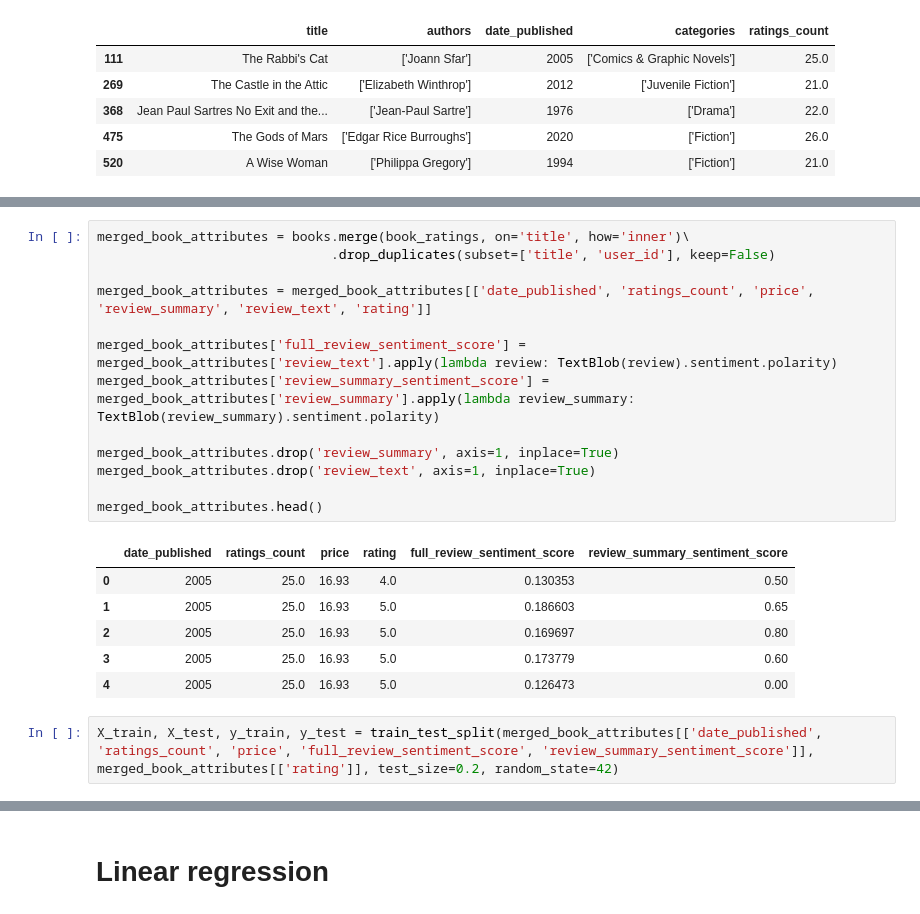
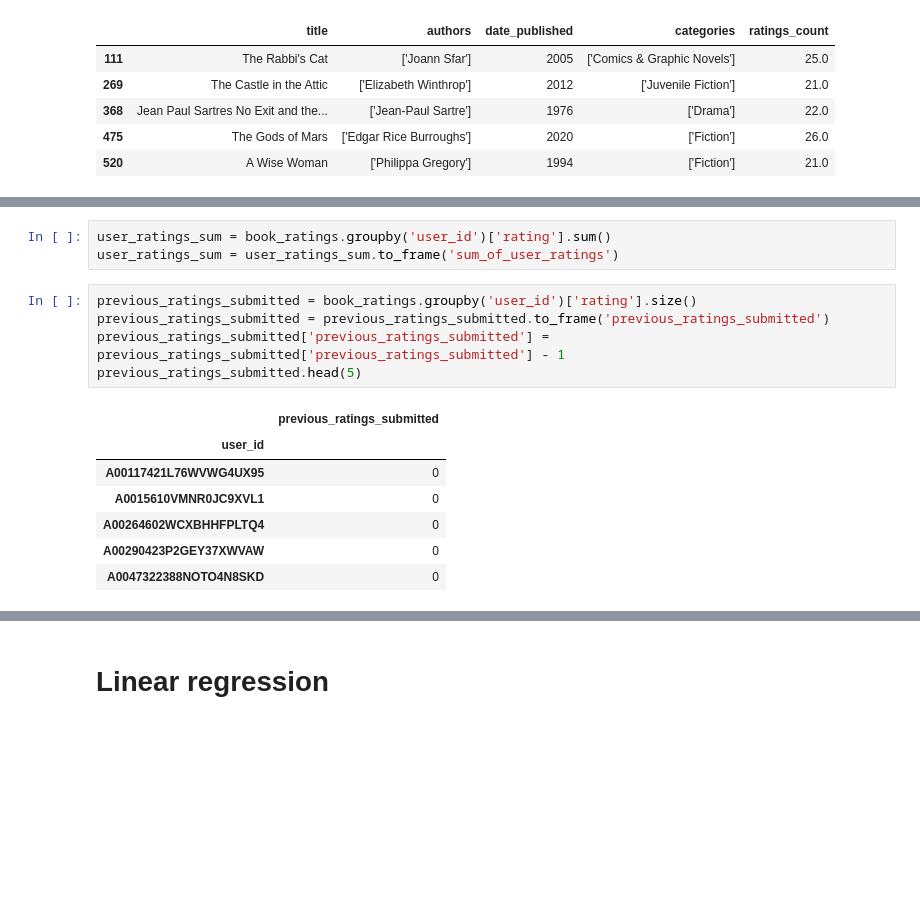
Before and after one commit to joembarron/cap_4770_group_project, a Jupyter notebook: Book Rating Predictions.ipynb, the cells around one changed output, grey strips where cells are left out. Cells and saved outputs as stored; diff of their text form; blank space fills up the shorter version.

```diff
--- a/Book Rating Predictions.ipynb
+++ b/Book Rating Predictions.ipynb
@@ -76,25 +86,19 @@ book_ratings.head(5)
 | 12 | Wonderful Worship in Smaller Chur... | 19.40 | AGKGOH65VTRR4 | 5.0 | Not Just for Pastors! | I just finished reading this amaz... |
 | 13 | Wonderful Worship in Smaller Chur... | 19.40 | A3OQWLU31BU1Y | 5.0 | Small church pastor? This is the ... | I hadn't been a small church past... |
 | 14 | Whispers of the Wicked Saints | 10.95 | A3Q12RK71N74LB | 1.0 | not good | I bought this book because I read... |
-# %%
-merged_book_attributes = books.merge(book_ratings, on='title', how='inner')\
-                              .drop_duplicates(subset=['title', 'user_id'], keep=False)
-
-merged_book_attributes = merged_book_attributes[['date_published', 'ratings_count', 'price', 'review_summary', 'review_text', 'rating']]
-
-merged_book_attributes['full_review_sentiment_score'] = merged_book_attributes['review_text'].apply(lambda review: TextBlob(review).sentiment.polarity)
-merged_book_attributes['review_summary_sentiment_score'] = merged_book_attributes['review_summary'].apply(lambda review_summary: TextBlob(review_summary).sentiment.polarity)
-
-merged_book_attributes.drop('review_summary', axis=1, inplace=True)
-merged_book_attributes.drop('review_text', axis=1, inplace=True)
-
-merged_book_attributes.head()
-# %% [output]
-|  | date_published | ratings_count | price | rating | full_review_sentiment_score | review_summary_sentiment_score |
-| 0 | 2005 | 25.0 | 16.93 | 4.0 | 0.130353 | 0.50 |
-| 1 | 2005 | 25.0 | 16.93 | 5.0 | 0.186603 | 0.65 |
-| 2 | 2005 | 25.0 | 16.93 | 5.0 | 0.169697 | 0.80 |
-| 3 | 2005 | 25.0 | 16.93 | 5.0 | 0.173779 | 0.60 |
-| 4 | 2005 | 25.0 | 16.93 | 5.0 | 0.126473 | 0.00 |
-# %%
-X_train, X_test, y_train, y_test = train_test_split(merged_book_attributes[['date_published', 'ratings_count', 'price', 'full_review_sentiment_score', 'review_summary_sentiment_score']], merged_book_attributes[['rating']], test_size=0.2, random_state=42)
+# %%
+user_ratings_sum = book_ratings.groupby('user_id')['rating'].sum()
+user_ratings_sum = user_ratings_sum.to_frame('sum_of_user_ratings')
+# %%
+previous_ratings_submitted = book_ratings.groupby('user_id')['rating'].size()
+previous_ratings_submitted = previous_ratings_submitted.to_frame('previous_ratings_submitted')
+previous_ratings_submitted['previous_ratings_submitted'] = previous_ratings_submitted['previous_ratings_submitted'] - 1
+previous_ratings_submitted.head(5)
+# %% [output]
+|  | previous_ratings_submitted |
+| user_id |  |
+| A00117421L76WVWG4UX95 | 0 |
+| A0015610VMNR0JC9XVL1 | 0 |
+| A00264602WCXBHHFPLTQ4 | 0 |
+| A00290423P2GEY37XWVAW | 0 |
+| A0047322388NOTO4N8SKD | 0 |
```
Also changed, not shown: parts of 10 cells of this notebook.
